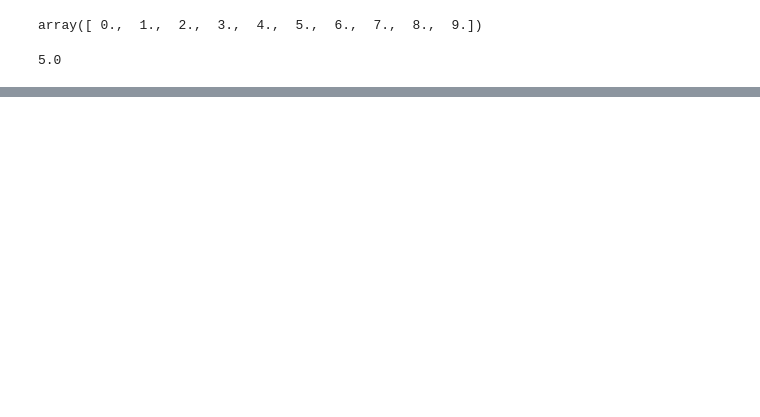
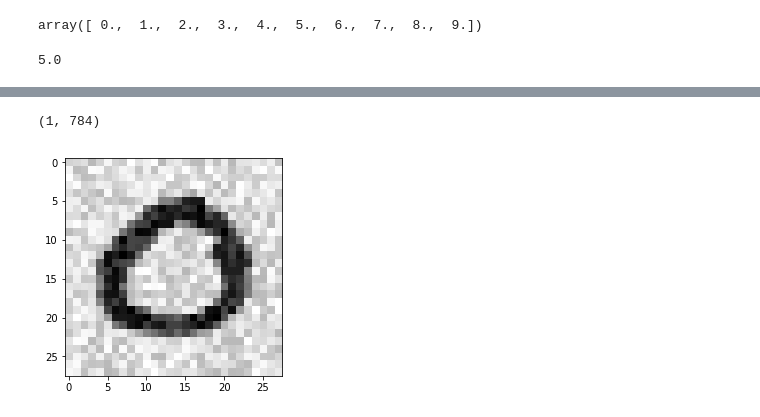
Before and after one commit to ozlerhakan/deep-learning-notes, a Jupyter notebook: Hands-On Machine Learning with Scikit-Learn and TensorFlow/3-classification.ipynb, the cells around one changed output, grey strips where cells are left out. Cells and saved outputs as stored; diff of their text form; code cells hidden in the pictures; blank space fills up the shorter version.

```diff
--- a/Hands-On Machine Learning with Scikit-Learn and TensorFlow/3-classification.ipynb
+++ b/Hands-On Machine Learning with Scikit-Learn and TensorFlow/3-classification.ipynb
@@ -401,0 +543,12 @@ sgd_clf.classes_[5]
+# %%
+noise = np.random.randint(0, 100, (len(X_train), 784))
+X_train_mod = X_train + noise
+
+noise = np.random.randint(0, 100, (len(X_test), 784))
+X_test_mod = X_test + noise
+
+# target images will be the original images:
+y_train_mod = X_train  ##############
+y_test_mod = X_test    ##############
+# %%
+some_index = 900
@@ -401,0 +579,9 @@ sgd_clf.classes_[5]
+# %%
+clean_digit.shape
+# %% [output]
+(1, 784)
+# %%
+# noisy image
+plt.imshow(X_test_mod[some_index].reshape(28,28), cmap=matplotlib.cm.binary);
+# %% [output]
+[figure, added]
```
Also changed, not shown: parts of 54 cells of this notebook.
